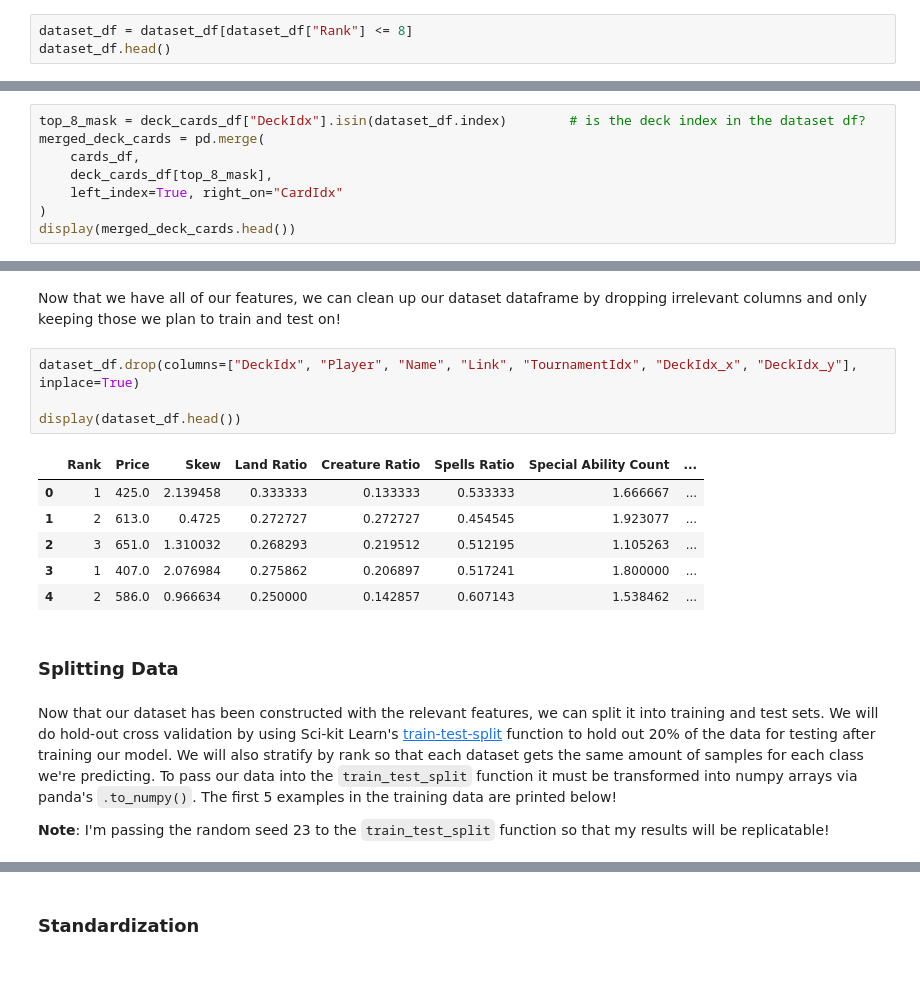
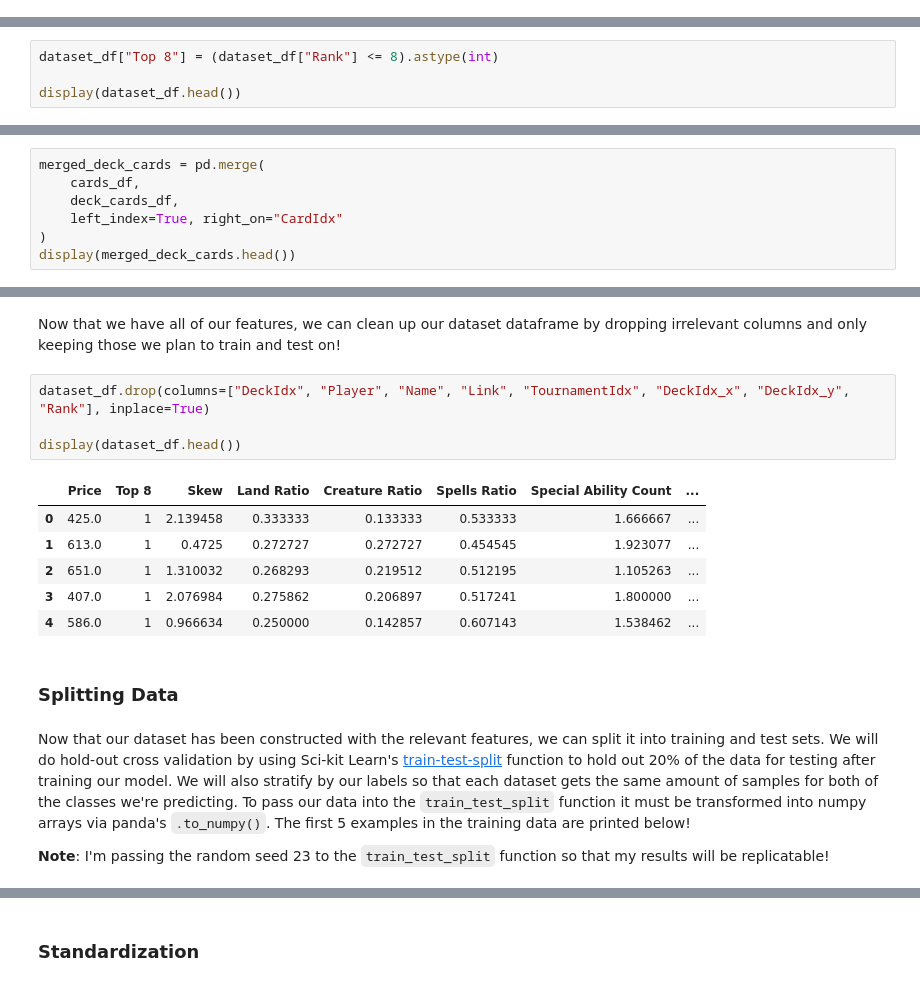
Before and after one commit to abbyortego/cmps-6790-final-tutorial, a Jupyter notebook: Final.ipynb, the cells around one changed output, grey strips where cells are left out. Saved outputs shown, nothing was run; the diff lists cells and outputs as text.

```diff
--- a/Final.ipynb
+++ b/Final.ipynb
@@ -993,3 +987,0 @@ As seen in the [last section](#distribution-of-decks-tournaments-rankings) of Ex
-# %%
-dataset_df = dataset_df[dataset_df["Rank"] <= 8]
-dataset_df.head()
@@ -1002,0 +990,4 @@ dataset_df.head()
+# %%
+dataset_df["Top 8"] = (dataset_df["Rank"] <= 8).astype(int)
+
+display(dataset_df.head())
@@ -1024,8 +1034,7 @@ Other deck features still need to be computed. We can start by inner joining our
 # %%
-top_8_mask = deck_cards_df["DeckIdx"].isin(dataset_df.index)        # is the deck index in the dataset df?
 merged_deck_cards = pd.merge(
     cards_df,
-    deck_cards_df[top_8_mask],
+    deck_cards_df,
     left_index=True, right_on="CardIdx"
 )
 display(merged_deck_cards.head())
@@ -1065,20 +1078,20 @@ display(dataset_df.head())
 # %% [markdown]
 Now that we have all of our features, we can clean up our dataset dataframe by dropping irrelevant columns and only keeping those we plan to train and test on!
 # %%
-dataset_df.drop(columns=["DeckIdx", "Player", "Name", "Link", "TournamentIdx", "DeckIdx_x", "DeckIdx_y"], inplace=True)
+dataset_df.drop(columns=["DeckIdx", "Player", "Name", "Link", "TournamentIdx", "DeckIdx_x", "DeckIdx_y", "Rank"], inplace=True)
 
 display(dataset_df.head())
 # %% [output]
-|  | Rank | Price | Skew | Land Ratio | Creature Ratio | Spells Ratio | Special Ability Count | ... |
-| 0 | 1 | 425.0 | 2.139458 | 0.333333 | 0.133333 | 0.533333 | 1.666667 | ... |
-| 1 | 2 | 613.0 | 0.4725 | 0.272727 | 0.272727 | 0.454545 | 1.923077 | ... |
-| 2 | 3 | 651.0 | 1.310032 | 0.268293 | 0.219512 | 0.512195 | 1.105263 | ... |
-| 3 | 1 | 407.0 | 2.076984 | 0.275862 | 0.206897 | 0.517241 | 1.800000 | ... |
-| 4 | 2 | 586.0 | 0.966634 | 0.250000 | 0.142857 | 0.607143 | 1.538462 | ... |
+|  | Price | Top 8 | Skew | Land Ratio | Creature Ratio | Spells Ratio | Special Ability Count | ... |
+| 0 | 425.0 | 1 | 2.139458 | 0.333333 | 0.133333 | 0.533333 | 1.666667 | ... |
+| 1 | 613.0 | 1 | 0.4725 | 0.272727 | 0.272727 | 0.454545 | 1.923077 | ... |
+| 2 | 651.0 | 1 | 1.310032 | 0.268293 | 0.219512 | 0.512195 | 1.105263 | ... |
+| 3 | 407.0 | 1 | 2.076984 | 0.275862 | 0.206897 | 0.517241 | 1.800000 | ... |
+| 4 | 586.0 | 1 | 0.966634 | 0.250000 | 0.142857 | 0.607143 | 1.538462 | ... |
 # %% [markdown]
 ### Splitting Data
 # %% [markdown]
-Now that our dataset has been constructed with the relevant features, we can split it into training and test sets. We will do hold-out cross validation by using Sci-kit Learn's [train-test-split](https://scikit-learn.org/stable/modules/generated/sklearn.model_selection.train_test_split.html) function to hold out 20% of the data for testing after training our model. We will also stratify by rank so that each dataset gets the same amount of samples for each class we're predicting. To pass our data into the `train_test_split` function it must be transformed into numpy arrays via panda's `.to_numpy()`. The first 5 examples in the training data are printed below!
+Now that our dataset has been constructed with the relevant features, we can split it into training and test sets. We will do hold-out cross validation by using Sci-kit Learn's [train-test-split](https://scikit-learn.org/stable/modules/generated/sklearn.model_selection.train_test_split.html) function to hold out 20% of the data for testing after training our model. We will also stratify by our labels so that each dataset gets the same amount of samples for both of the classes we're predicting. To pass our data into the `train_test_split` function it must be transformed into numpy arrays via panda's `.to_numpy()`. The first 5 examples in the training data are printed below!
 
 **Note**: I'm passing the random seed 23 to the `train_test_split` function so that my results will be replicatable!
 # %%
```
Also changed, not shown: parts of 47 cells of this notebook.
